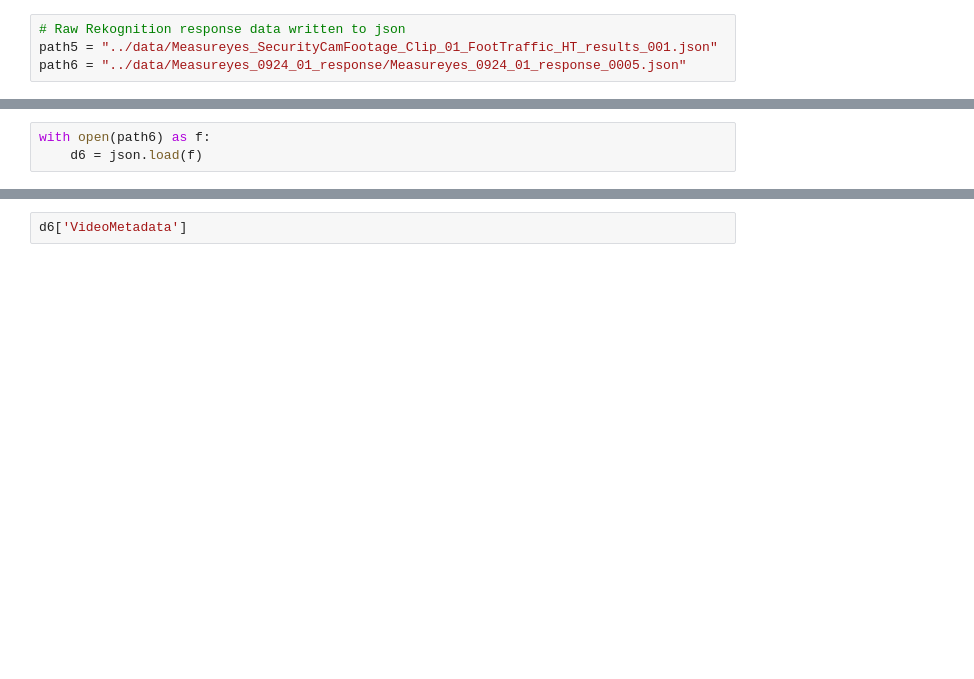
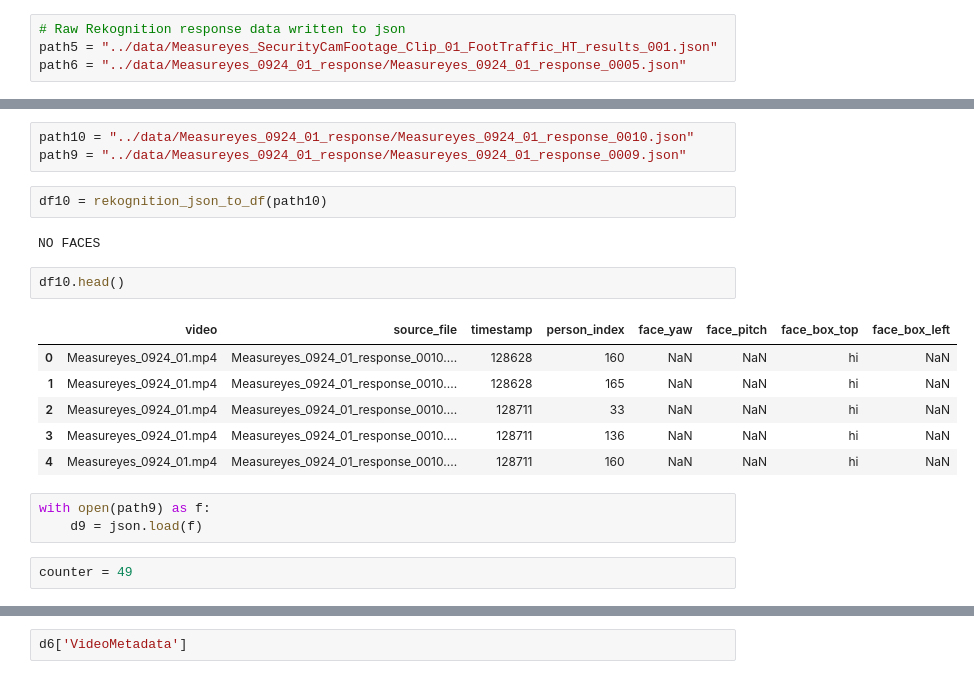
Before and after one commit to mnguyenngo/measureyes-1, a Jupyter notebook: src/rekognition_sandbox.ipynb, the cells around one changed output, grey strips where cells are left out. Cells and saved outputs as stored; diff of their text form; blank space fills up the shorter version.

```diff
--- a/src/rekognition_sandbox.ipynb
+++ b/src/rekognition_sandbox.ipynb
@@ -95,6 +175,24 @@ def read_rekognition_json_to_df(path, filter_no_poses=True):
     df.index = np.arange(len(df))
 
     return df
+# %%
+path10 = "../data/Measureyes_0924_01_response/Measureyes_0924_01_response_0010.json"
+path9 = "../data/Measureyes_0924_01_response/Measureyes_0924_01_response_0009.json"
+# %%
+df10 = rekognition_json_to_df(path10)
+# %% [output]
+NO FACES
+# %%
+df10.head()
+# %% [output]
+|  | video | source_file | timestamp | person_index | face_yaw | face_pitch | face_box_top | face_box_left |
+| 0 | Measureyes_0924_01.mp4 | Measureyes_0924_01_response_0010.... | 128628 | 160 | NaN | NaN | hi | NaN |
+| 1 | Measureyes_0924_01.mp4 | Measureyes_0924_01_response_0010.... | 128628 | 165 | NaN | NaN | hi | NaN |
+| 2 | Measureyes_0924_01.mp4 | Measureyes_0924_01_response_0010.... | 128711 | 33 | NaN | NaN | hi | NaN |
+| 3 | Measureyes_0924_01.mp4 | Measureyes_0924_01_response_0010.... | 128711 | 136 | NaN | NaN | hi | NaN |
+| 4 | Measureyes_0924_01.mp4 | Measureyes_0924_01_response_0010.... | 128711 | 160 | NaN | NaN | hi | NaN |
 # %%
-with open(path6) as f:
-    d6 = json.load(f)
+with open(path9) as f:
+    d9 = json.load(f)
+# %%
+counter = 49
```
Also changed, not shown: parts of 28 cells of this notebook, 2 other files.
